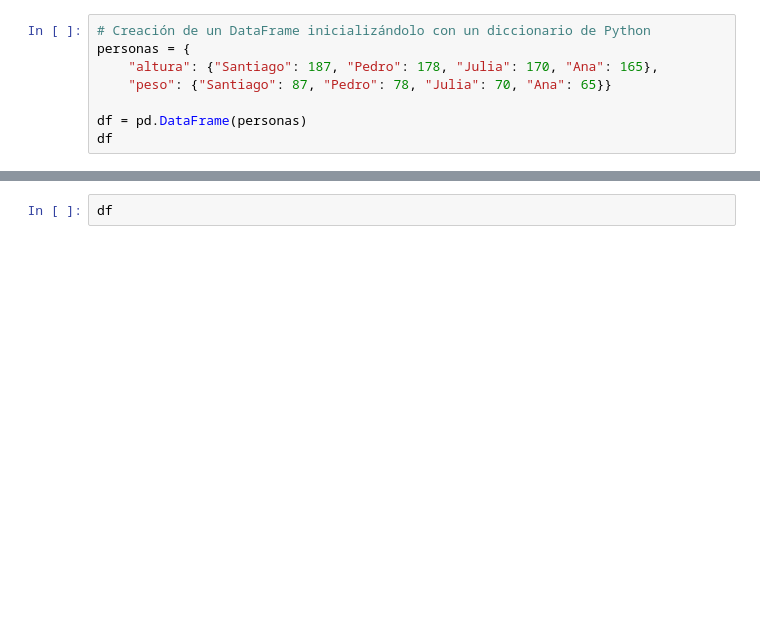
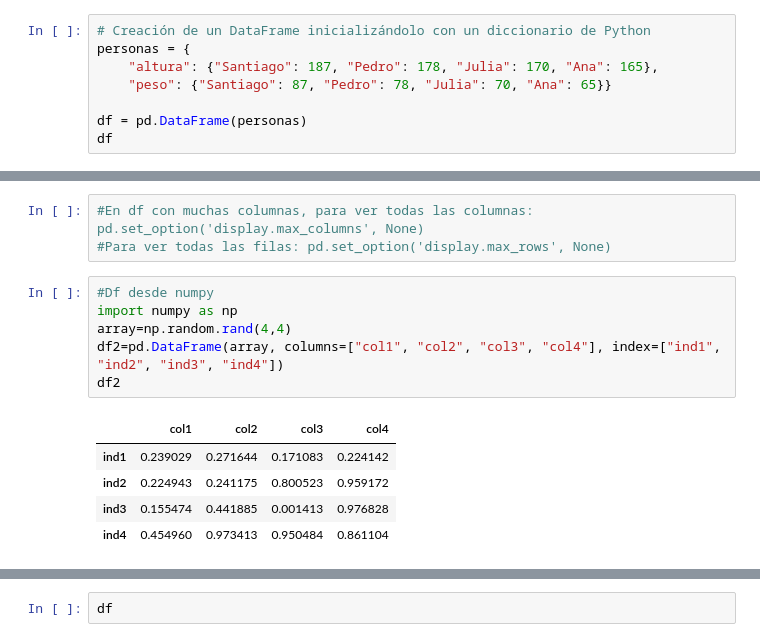
Before and after one commit to jjimvar/Machine-Learning, a Jupyter notebook: Introducción/Pandas.ipynb, the cells around one changed output, grey strips where cells are left out. Saved outputs shown, nothing was run; the diff lists cells and outputs as text; blank space fills up the shorter version.

```diff
--- a/Introducción/Pandas.ipynb
+++ b/Introducción/Pandas.ipynb
@@ -184,0 +209,15 @@ df2=df.copy() #Creamos una copia del df
+# %%
+#En df con muchas columnas, para ver todas las columnas: pd.set_option('display.max_columns', None)
+#Para ver todas las filas: pd.set_option('display.max_rows', None)
+# %%
+#Df desde numpy
+import numpy as np
+array=np.random.rand(4,4)
+df2=pd.DataFrame(array, columns=["col1", "col2", "col3", "col4"], index=["ind1", "ind2", "ind3", "ind4"])
+df2
+# %% [output]
+|  | col1 | col2 | col3 | col4 |
+| ind1 | 0.239029 | 0.271644 | 0.171083 | 0.224142 |
+| ind2 | 0.224943 | 0.241175 | 0.800523 | 0.959172 |
+| ind3 | 0.155474 | 0.441885 | 0.001413 | 0.976828 |
+| ind4 | 0.454960 | 0.973413 | 0.950484 | 0.861104 |
```
Also changed, not shown: parts of 38 cells of this notebook, 2 other files.
